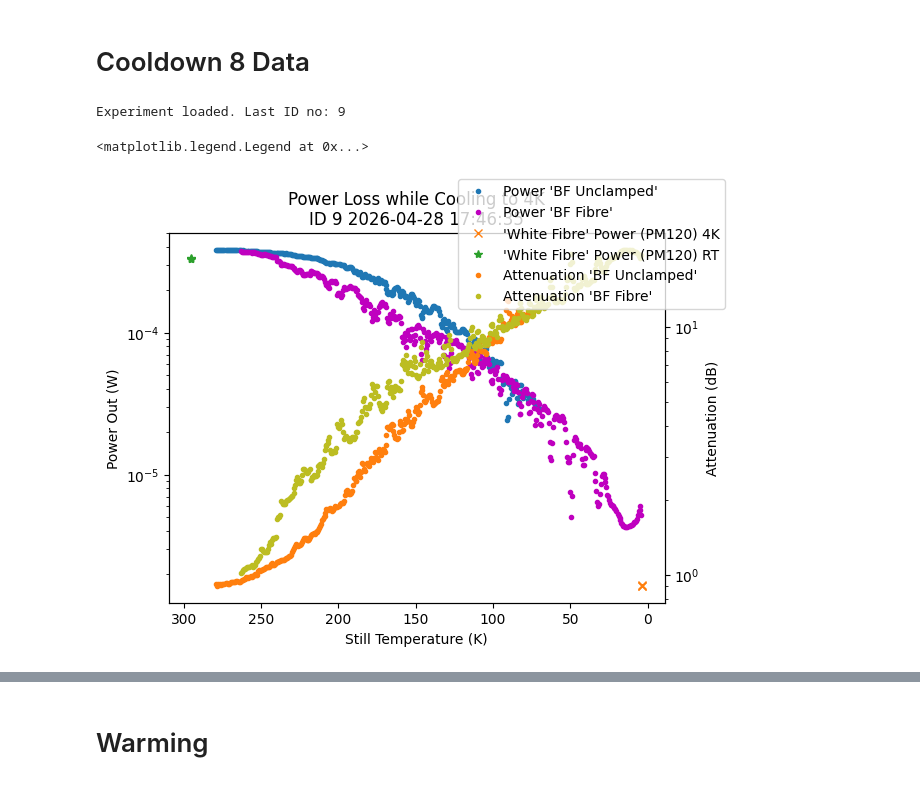
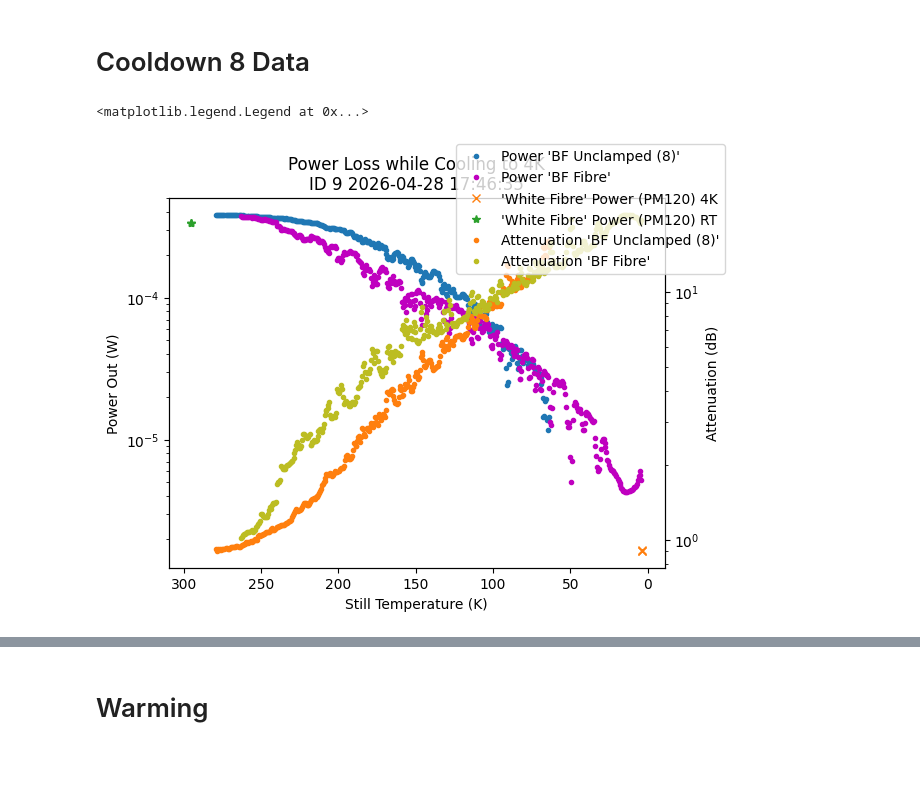
Before and after one commit to QNLSydney/snspd, a Jupyter notebook: SNSPD2/SNSPD5-8_combined_analysis.ipynb, the cells around one changed output, grey strips where cells are left out. Drawn from its saved outputs; the diff is of its cells as text; code cells hidden in the pictures.

```diff
--- a/SNSPD2/SNSPD5-8_combined_analysis.ipynb
+++ b/SNSPD2/SNSPD5-8_combined_analysis.ipynb
@@ -145,25 +154,8 @@ Assumed power at 90% port: 0.00482118
 Expected max power90: 0.00046631527958688297
 Condition met? Yes
 # %%
-initialise_or_create_database_at("./2026-04-17_SNSPD7.db")
-from functions import quick_check
-from functions import calibrate
-import snspd
-params = snspd.snspd('D:\SNSPD\SNSPD2\SNSPD5\snspd7-1.yaml')
-
-# Set up experiment
-exp_name = 'SNSPD7'
-sample_name = '00'
-
-try:
-    exp = qc.load_experiment_by_name(exp_name, sample=sample_name)
-    print('Experiment loaded. Last ID no:', exp.last_counter)
-except ValueError:
-    exp = new_experiment(exp_name, sample_name)
-    print('Started new experiment')
-
 ID = 5
-data_7 = load_by_id(ID).get_parameter_data()
+data_7 = params.load_id_from_database(db7, exname7, sampname7, ID).get_parameter_data()
 power10_7 = data_7['power10']['power10']
 power90_7 = data_7['power90']['power90']
 attenuation_7 = data_7['attenuation']['attenuation']
@@ -189,60 +180,49 @@ Experiment loaded. Last ID no: 9
 # %% [markdown]
 # Cooldown 8 Data
 # %%
-initialise_or_create_database_at("./2026-04-17_SNSPD8.db")
-from functions import quick_check
-from functions import calibrate
-import snspd
-params = snspd.snspd('D:\SNSPD\SNSPD2\SNSPD5\snspd8-1.yaml')
-
-# Set up experiment
-exp_name = 'SNSPD8'
-sample_name = '00'
-
-try:
-    exp = qc.load_experiment_by_name(exp_name, sample=sample_name)
-    print('Experiment loaded. Last ID no:', exp.last_counter)
-except ValueError:
-    exp = new_experiment(exp_name, sample_name)
-    print('Started new experiment')
+ID = 5
+data_7 = params.load_id_from_database(db7, exname7, sampname7, ID).get_parameter_data()
+power10_7 = data_7['power10']['power10']
+power90_7 = data_7['power90']['power90']
+attenuation_7 = data_7['attenuation']['attenuation']
+still_temp_7 = data_7['still_temp']['still_temp']
 
 ID = 9
-data = load_by_id(ID).get_parameter_data()
-power10 = data['power10']['power10']
-power90 = data['power90']['power90']
-attenuation = data['attenuation']['attenuation']
-still_temp = data['still_temp']['still_temp']
+data_8 = params.load_id_from_database(db8, exname8, sampname8, ID).get_parameter_data()
+power10_8 = data_8['power10']['power10']
+power90_8 = data_8['power90']['power90']
+attenuation_8 = data_8['attenuation']['attenuation']
+still_temp_8 = data_8['still_temp']['still_temp']
 
 fig, ax1 = plt.subplots()
 
-ax1.semilogy(still_temp, power10, '.', label='Power \'BF Unclamped\'')
+ax1.semilogy(still_temp_8, power10_8, '.', label='Power \'BF Unclamped (8)\'')
 ax1.set_xlabel('Still Temperature (K)')
 ax1.set_ylabel('Power Out (W)')
 ax1.set_title(params.make_title('Power Loss while Cooling to 4K', ID))
 ax1.invert_xaxis()
 
 ax2 = ax1.twinx()
-ax2.semilogy(still_temp, attenuation, '.', color='tab:orange', label='Attenuation \'BF Unclamped\'')
+ax2.semilogy(still_temp_8, attenuation_8, '.', color='tab:orange', label='Attenuation \'BF Unclamped (8)\'')
 ax2.set_xlabel('Still Temperature (K)')
 ax2.set_ylabel('Attenuation (dB)')
 
 ax1.semilogy(still_temp_7, power10_7, '.', color = 'm', label='Power \'BF Fibre\'')
 ax1.set_xlabel('Still Temperature (K)')
 ax1.set_ylabel('Power Out (W)')
 
 ax2.semilogy(still_temp_7, attenuation_7, '.', color='tab:olive', label='Attenuation \'BF Fibre\'')
 ax2.set_xlabel('Still Temperature (K)')
 ax2.set_ylabel('Attenuation (dB)')
 
 
 ax1.semilogy(t_still_5_fourk, power10_5_fourk, 'x', label='\'White Fibre\' Power (PM120) 4K')
 ax1.semilogy(t_still_5_RT, power10_5_RT, '*', label='\'White Fibre\' Power (PM120) RT')
 
 # ax2.semilogy(t_still_5_fourk, att_5_fourk, 'x', label = '5-1 Attenuation (PM120) 4K')
 # ax2.semilogy(t_still_5_RT, att_5_RT, '*', label = '5-1 Attenuation (PM120) RT')
 
 fig.legend()
 # %% [output]
-Experiment loaded. Last ID no: 9
+<matplotlib.legend.Legend at 0x...>
-<matplotlib.legend.Legend at 0x...>
-[figure, old version]
+[figure, new version]
```
Also changed, not shown: parts of 12 cells of this notebook, 1 other file.
